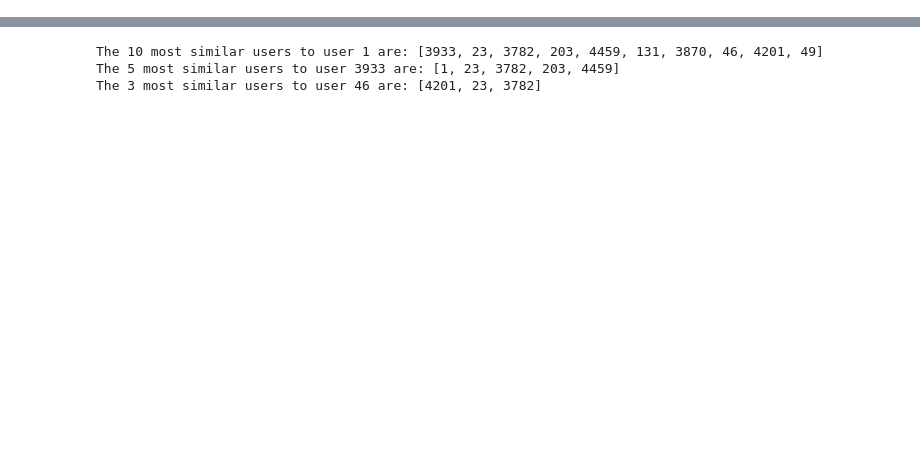
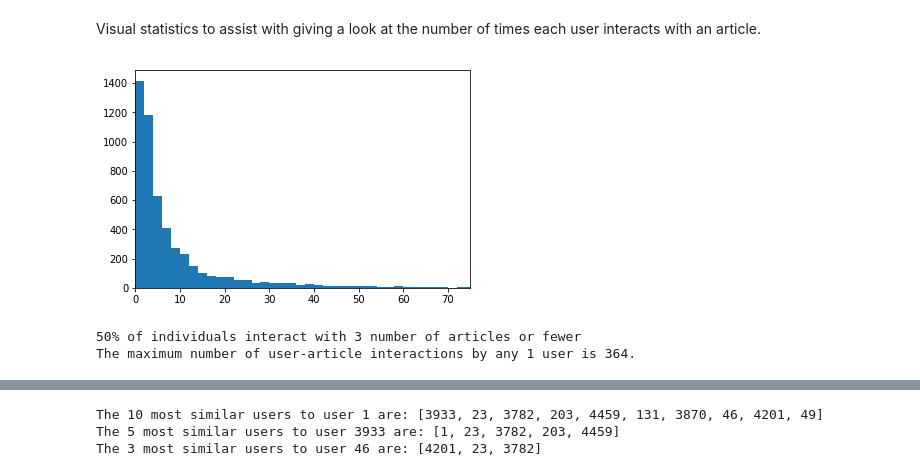
Before and after one commit to JosephArcila/Recommendation-Engine-for-the-IBM-Watson-Studio-Platform-, a Jupyter notebook: Recommendations_with_IBM.ipynb, the cells around one changed output, grey strips where cells are left out. Saved outputs shown, nothing was run; the diff lists cells and outputs as text; code cells hidden in the pictures; blank space fills up the shorter version.

```diff
--- a/Recommendations_with_IBM.ipynb
+++ b/Recommendations_with_IBM.ipynb
@@ -279,0 +68,16 @@ Use the tests to test your function.
+# %% [markdown]
+Visual statistics to assist with giving a look at the number of times each user interacts with an article.
+# %%
+bins = np.arange(0, df["email"].value_counts()[0]+2, 2)
+plt.hist(df["email"].value_counts(), bins=bins);
+plt.xlim((0, 75));
+# %% [output]
+[figure, added]
+# %%
+median_val = int(df["email"].value_counts().median())
+max_views_by_user = int(df["email"].value_counts().max())
+print('50% of individuals interact with {} number of articles or fewer'.format(median_val))
+print('The maximum number of user-article interactions by any 1 user is {}.'.format(max_views_by_user))
+# %% [output]
+50% of individuals interact with 3 number of articles or fewer
+The maximum number of user-article interactions by any 1 user is 364.
```
Also changed, not shown: parts of 97 cells of this notebook.
